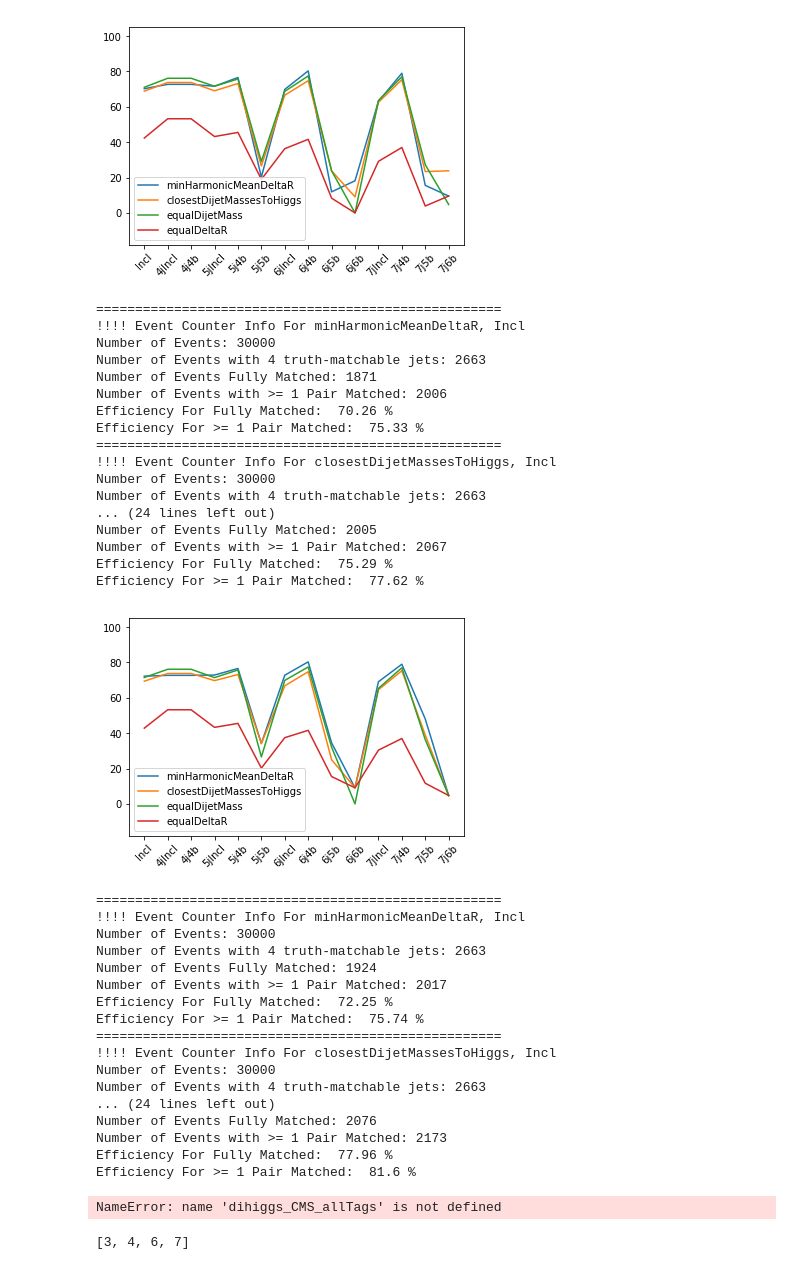
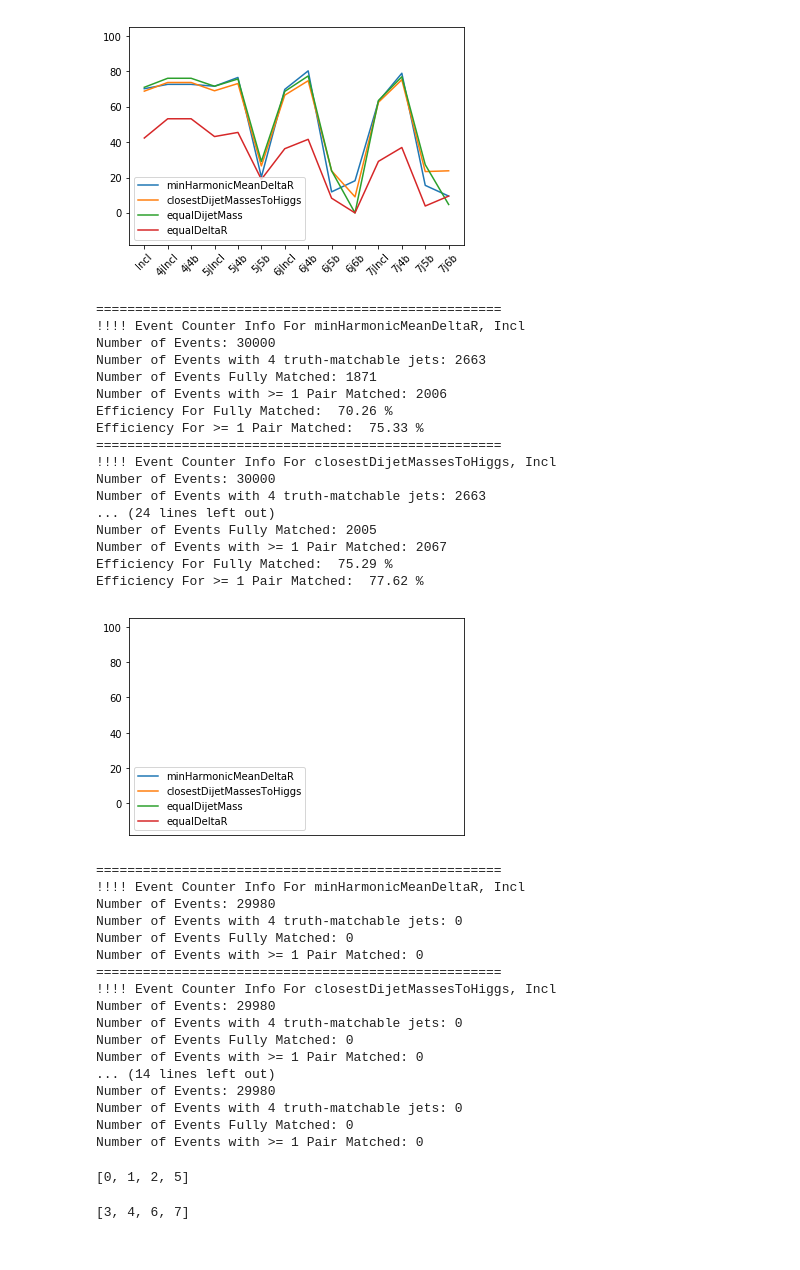
Before and after one commit to neu-physics/dihiggsMLProject, a Jupyter notebook: higgsReconstruction/dihiggsVSqcd_comparison.ipynb, the cells around one changed output. Saved outputs shown, nothing was run; the diff lists cells and outputs as text; code cells hidden in the pictures.

Commit message:
added plots to event plotting notebook

```diff
--- a/higgsReconstruction/dihiggsVSqcd_comparison.ipynb
+++ b/higgsReconstruction/dihiggsVSqcd_comparison.ipynb
@@ -1,9 +1,9 @@
 # %%
 from eventReconstructionClass import eventReconstruction
 # %%
-dihiggs_CMS_allTags = eventReconstruction('pp2hh4b_CMSPhaseII_0PU_allTags', '../../../MG5_aMC_v2_6_1/pp2hh4b_CMSPhaseII_0PU/Events/run_04_decayed_1/tag_1_delphes_events.root', True)
-dihiggs_CMS_top4Tags = eventReconstruction('pp2hh4b_CMSPhaseII_0PU_top4Tags', '../../../MG5_aMC_v2_6_1/pp2hh4b_CMSPhaseII_0PU/Events/run_04_decayed_1/tag_1_delphes_events.root', True)
-dihiggs_CMS_top4Tags.setConsiderFirstNjetsInPT(4)
+dihiggs_CMS_allTags = eventReconstruction('pp2hh4b_CMSPhaseII_0PU_allTags', '../30k_data/dihiggs_CMS-PhaseII_0PU_30kEvents.root', True)
+QCD_CMS_allTags = eventReconstruction('QCD_CMSPhaseII_0PU_allTags', '../30k_data/QCD-HT300_CMS-PhaseII_0PU_30kEvents.root', False)
+#dihiggs_CMS_top4Tags.setConsiderFirstNjetsInPT(4)
 #dihiggs_CMS_allTags.printAllOptions()
 #dihiggs_CMS_top4Tags.printAllOptions()
 # %%
@@ -30,53 +30,53 @@ Finished processing 30000 events...
 # %%
 #testClass.eventCounterDict['closestDijetMassesToHiggs']
 #testClass.outputDataForLearning
 #testClass.printAllAlgorithmEventTotals(['Incl'])
 #testClass.makeAlgorithmComparisonPlots()
 dihiggs_CMS_allTags.makeEfficiencyPlots()
 dihiggs_CMS_allTags.printAllAlgorithmEventTotals(['Incl'])
-dihiggs_CMS_top4Tags.makeEfficiencyPlots()
-dihiggs_CMS_top4Tags.printAllAlgorithmEventTotals(['Incl'])
+QCD_CMS_allTags.makeEfficiencyPlots()
+QCD_CMS_allTags.printAllAlgorithmEventTotals(['Incl'])
 # %% [output]
 [figure]
 ====================================================
 !!!! Event Counter Info For minHarmonicMeanDeltaR, Incl
 Number of Events: 30000
 Number of Events with 4 truth-matchable jets: 2663
 Number of Events Fully Matched: 1871
 Number of Events with >= 1 Pair Matched: 2006
 Efficiency For Fully Matched:  70.26 %
 Efficiency For >= 1 Pair Matched:  75.33 %
 ====================================================
 !!!! Event Counter Info For closestDijetMassesToHiggs, Incl
 Number of Events: 30000
 Number of Events with 4 truth-matchable jets: 2663
 ... (24 lines left out)
 Number of Events Fully Matched: 2005
 Number of Events with >= 1 Pair Matched: 2067
 Efficiency For Fully Matched:  75.29 %
 Efficiency For >= 1 Pair Matched:  77.62 %
-[figure, old version]
+[figure, new version]
 ====================================================
 !!!! Event Counter Info For minHarmonicMeanDeltaR, Incl
-Number of Events: 30000
-Number of Events with 4 truth-matchable jets: 2663
-Number of Events Fully Matched: 1924
-Number of Events with >= 1 Pair Matched: 2017
-Efficiency For Fully Matched:  72.25 %
-Efficiency For >= 1 Pair Matched:  75.74 %
+Number of Events: 29980
+Number of Events with 4 truth-matchable jets: 0
+Number of Events Fully Matched: 0
+Number of Events with >= 1 Pair Matched: 0
 ====================================================
 !!!! Event Counter Info For closestDijetMassesToHiggs, Incl
-Number of Events: 30000
-Number of Events with 4 truth-matchable jets: 2663
-... (24 lines left out)
-Number of Events Fully Matched: 2076
-Number of Events with >= 1 Pair Matched: 2173
-Efficiency For Fully Matched:  77.96 %
-Efficiency For >= 1 Pair Matched:  81.6 %
+Number of Events: 29980
+Number of Events with 4 truth-matchable jets: 0
+Number of Events Fully Matched: 0
+Number of Events with >= 1 Pair Matched: 0
+... (14 lines left out)
+Number of Events: 29980
+Number of Events with 4 truth-matchable jets: 0
+Number of Events Fully Matched: 0
+Number of Events with >= 1 Pair Matched: 0
 # %%
 list(sorted(dihiggs_CMS_allTags.jetVectorDict.keys()))[:4]
 # %% [output]
-NameError: name 'dihiggs_CMS_allTags' is not defined
+[0, 1, 2, 5]
 # %%
 sorted([4,3,7,6])
 # %% [output]
```
Also changed, not shown: parts of 2 cells of this notebook, 22 other files.
